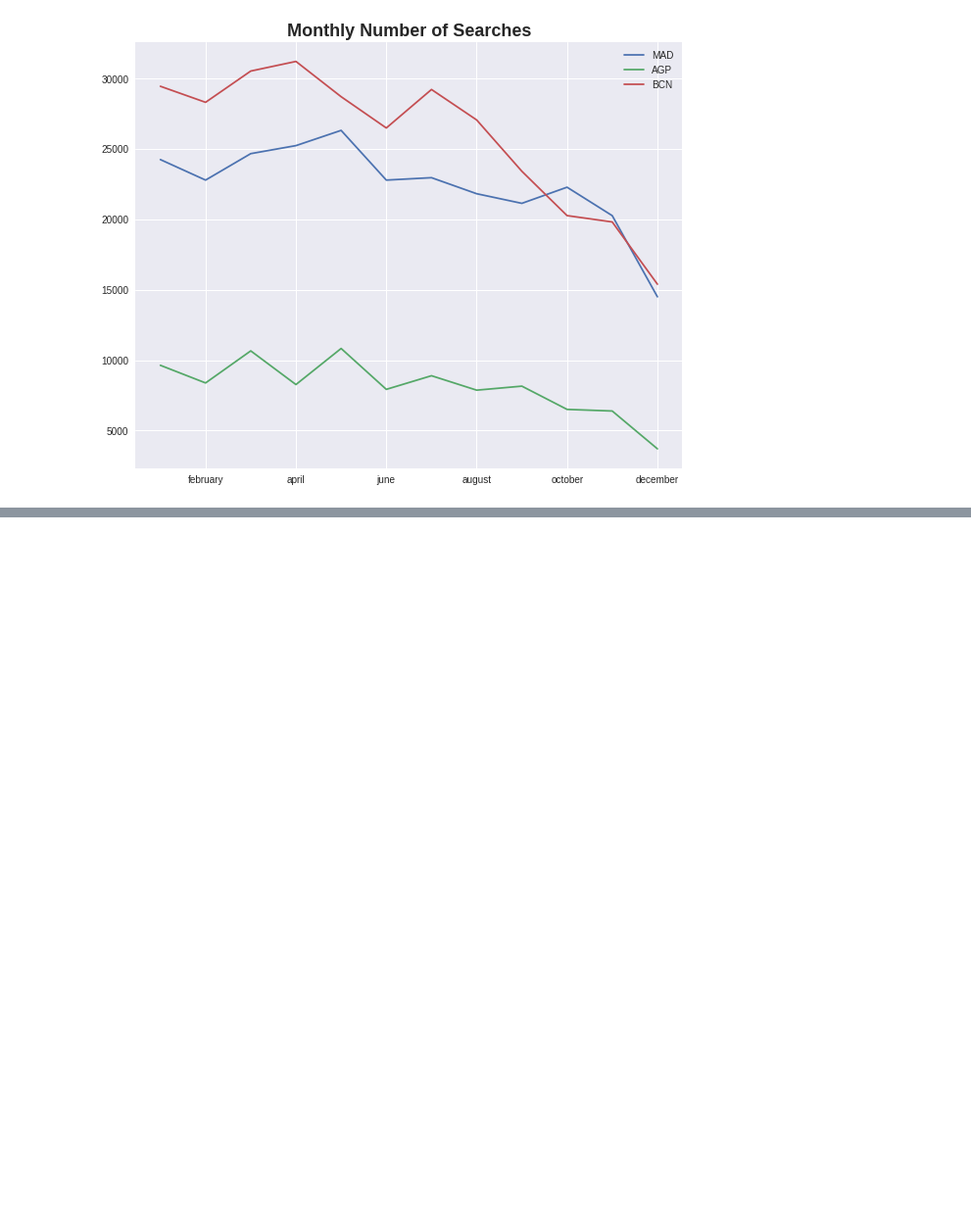
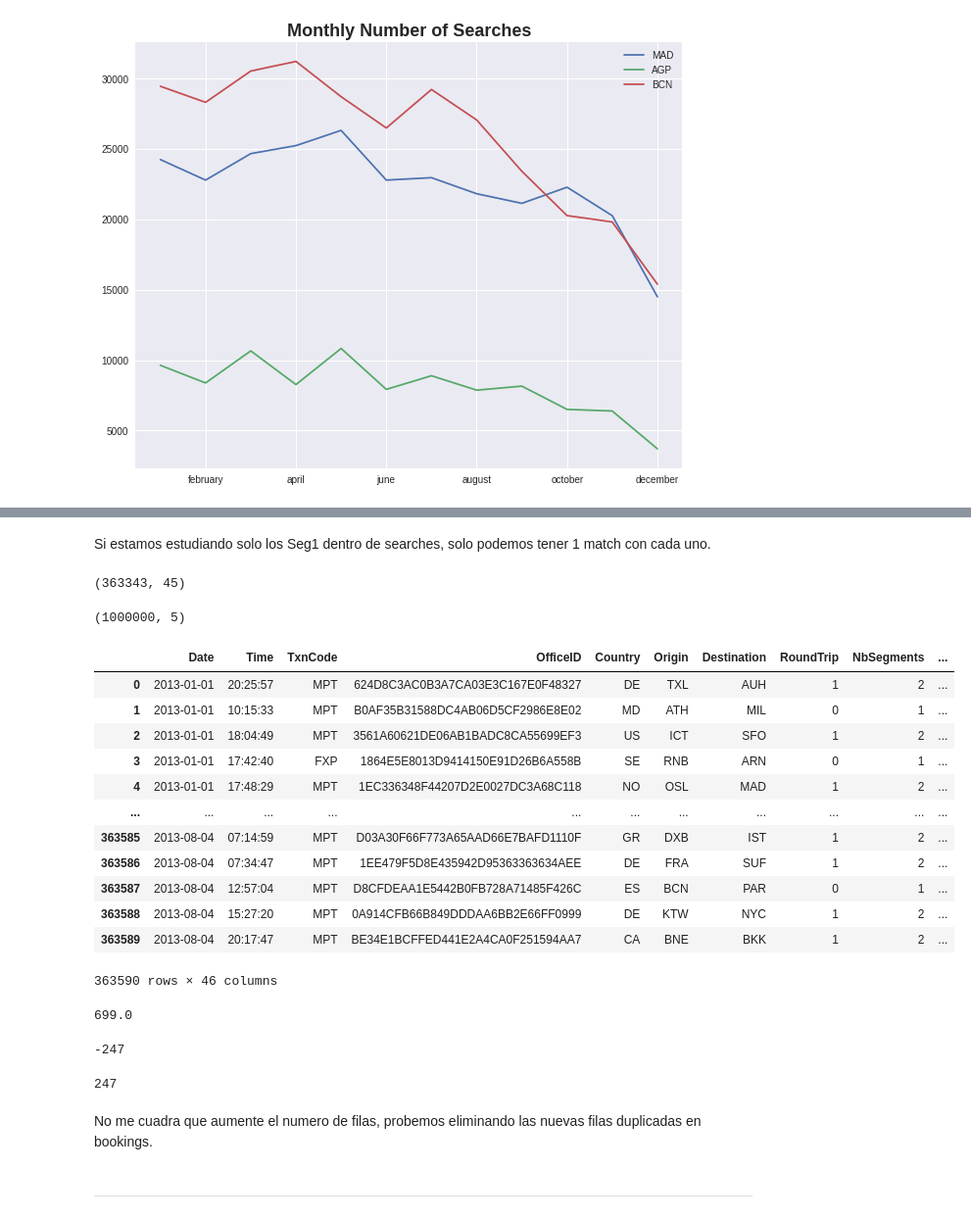
Before and after one commit to javiicc/DS_Challenge, a Jupyter notebook: Data_Science_Challenge.ipynb, the cells around one changed output, grey strips where cells are left out. Shown: that part at 98% size. Saved outputs shown, nothing was run; the diff lists cells and outputs as text; code cells hidden in the pictures; blank space fills up the shorter version.

```diff
--- a/Data_Science_Challenge.ipynb
+++ b/Data_Science_Challenge.ipynb
@@ -670,0 +1202,3 @@ ax.legend();
+# %%
+searches_to_merge = searches.copy()
+searches_to_merge.head(2)
@@ -670,0 +1235,7 @@ ax.legend();
+# %%
+new_columns_bookings = ['Date',
+                        'Seg1Departure',
+                        'Seg1Arrival',
+                        'Seg1Date',
+                        'Booking']
+new_columns_bookings
@@ -670,0 +1244,3 @@ ax.legend();
+# %%
+bookings_to_merge.columns = new_columns_bookings
+bookings_to_merge.head(2)
@@ -670,0 +1319,46 @@ ax.legend();
+# %% [markdown]
+Si estamos estudiando solo los Seg1 dentro de searches, solo podemos tener 1 match con cada uno.
+# %%
+searches_to_merge.shape
+# %% [output]
+(363343, 45)
+# %%
+bookings_to_merge.shape
+# %% [output]
+(1000000, 5)
+# %%
+combined = searches_to_merge.merge(bookings_to_merge,
+                                   how='left',
+                                  )
+# %%
+combined
+# %% [output]
+|  | Date | Time | TxnCode | OfficeID | Country | Origin | Destination | RoundTrip | NbSegments | ... |
+| 0 | 2013-01-01 | 20:25:57 | MPT | 624D8C3AC0B3A7CA03E3C167E0F48327 | DE | TXL | AUH | 1 | 2 | ... |
+| 1 | 2013-01-01 | 10:15:33 | MPT | B0AF35B31588DC4AB06D5CF2986E8E02 | MD | ATH | MIL | 0 | 1 | ... |
+| 2 | 2013-01-01 | 18:04:49 | MPT | 3561A60621DE06AB1BADC8CA55699EF3 | US | ICT | SFO | 1 | 2 | ... |
+| 3 | 2013-01-01 | 17:42:40 | FXP | 1864E5E8013D9414150E91D26B6A558B | SE | RNB | ARN | 0 | 1 | ... |
+| 4 | 2013-01-01 | 17:48:29 | MPT | 1EC336348F44207D2E0027DC3A68C118 | NO | OSL | MAD | 1 | 2 | ... |
+| ... | ... | ... | ... | ... | ... | ... | ... | ... | ... | ... |
+| 363585 | 2013-08-04 | 07:14:59 | MPT | D03A30F66F773A65AAD66E7BAFD1110F | GR | DXB | IST | 1 | 2 | ... |
+| 363586 | 2013-08-04 | 07:34:47 | MPT | 1EE479F5D8E435942D95363363634AEE | DE | FRA | SUF | 1 | 2 | ... |
+| 363587 | 2013-08-04 | 12:57:04 | MPT | D8CFDEAA1E5442B0FB728A71485F426C | ES | BCN | PAR | 0 | 1 | ... |
+| 363588 | 2013-08-04 | 15:27:20 | MPT | 0A914CFB66B849DDDAA6BB2E66FF0999 | DE | KTW | NYC | 1 | 2 | ... |
+| 363589 | 2013-08-04 | 20:17:47 | MPT | BE34E1BCFFED441E2A4CA0F251594AA7 | CA | BNE | BKK | 1 | 2 | ... |
+363590 rows × 46 columns
+# %%
+combined['Booking'].sum()
+# %% [output]
+699.0
+# %%
+searches_to_merge.shape[0] - combined.shape[0]
+# %% [output]
+-247
+# %%
+363590 - 363343
+# %% [output]
+247
+# %% [markdown]
+No me cuadra que aumente el numero de filas, probemos eliminando las nuevas filas duplicadas en bookings.
+# %% [markdown]
+------------------
```
Also changed, not shown: parts of 117 cells of this notebook, 1 other file.
